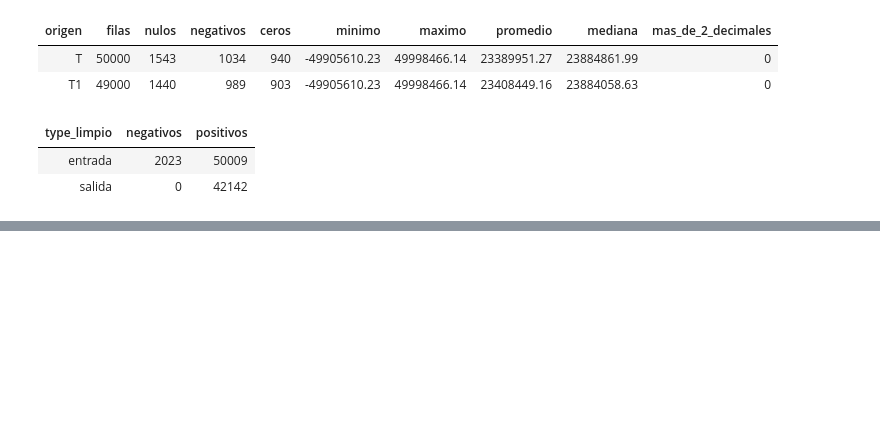
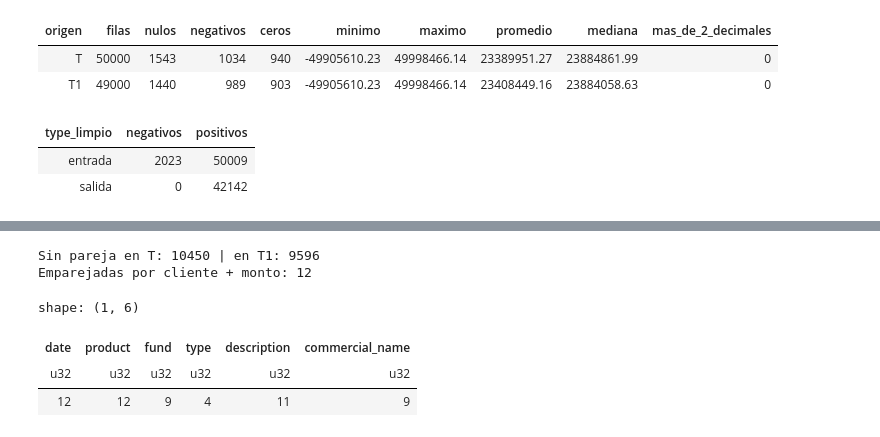
Before and after one commit to alexandergenes/tyba-pipeline, a Jupyter notebook: notebooks/exploracion.ipynb, the cells around one changed output, grey strips where cells are left out. Drawn from its saved outputs; the diff is of its cells as text; code cells hidden in the pictures; blank space fills up the shorter version.

```diff
--- a/notebooks/exploracion.ipynb
+++ b/notebooks/exploracion.ipynb
@@ -505,0 +624,17 @@ WHERE type_limpio = 'entrada' AND amount < 0
+# %%
+sin_t = solo_t.join(solo_t1, on=llave, how="anti")
+sin_t1 = solo_t1.join(solo_t, on=llave, how="anti")
+
+cruce = sin_t.join(sin_t1, on=["id_cliente", "amount"], how="inner", suffix="_t1")
+print(f"Sin pareja en T: {sin_t.height} | en T1: {sin_t1.height}")
+print(f"Emparejadas por cliente + monto: {cruce.height}")
+
+columnas = ["date", "product", "fund", "type", "description", "commercial_name"]
+cruce.select([pl.col(c).ne_missing(pl.col(f"{c}_t1")).sum().alias(c) for c in columnas])
+# %% [output]
+Sin pareja en T: 10450 | en T1: 9596
+Emparejadas por cliente + monto: 12
+shape: (1, 6)
+| date | product | fund | type | description | commercial_name |
+| u32 | u32 | u32 | u32 | u32 | u32 |
+| 12 | 12 | 9 | 4 | 11 | 9 |
```
Also changed, not shown: parts of 21 cells of this notebook.
